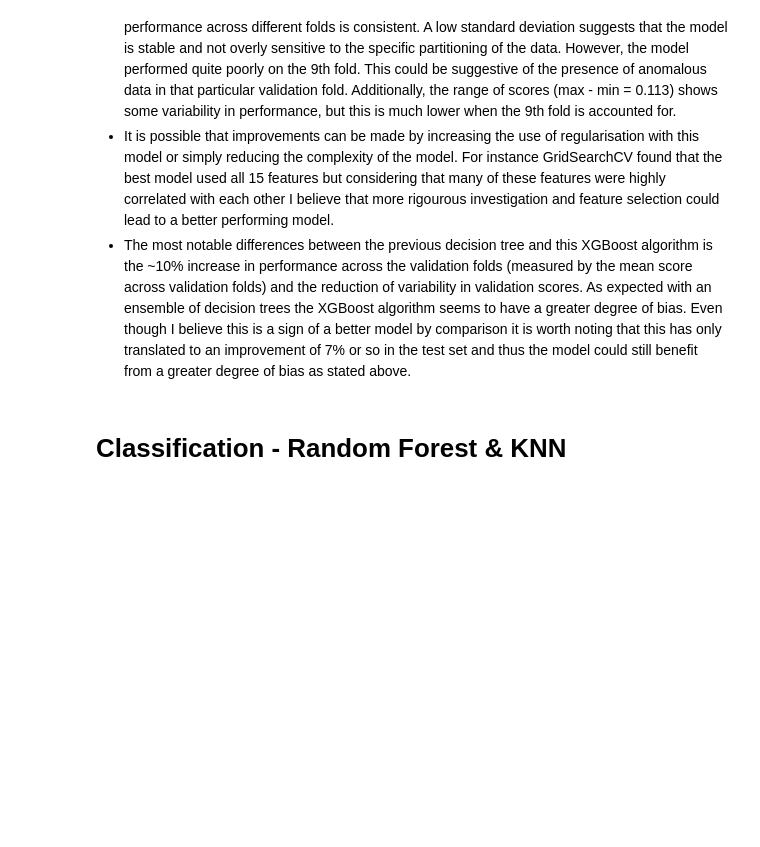
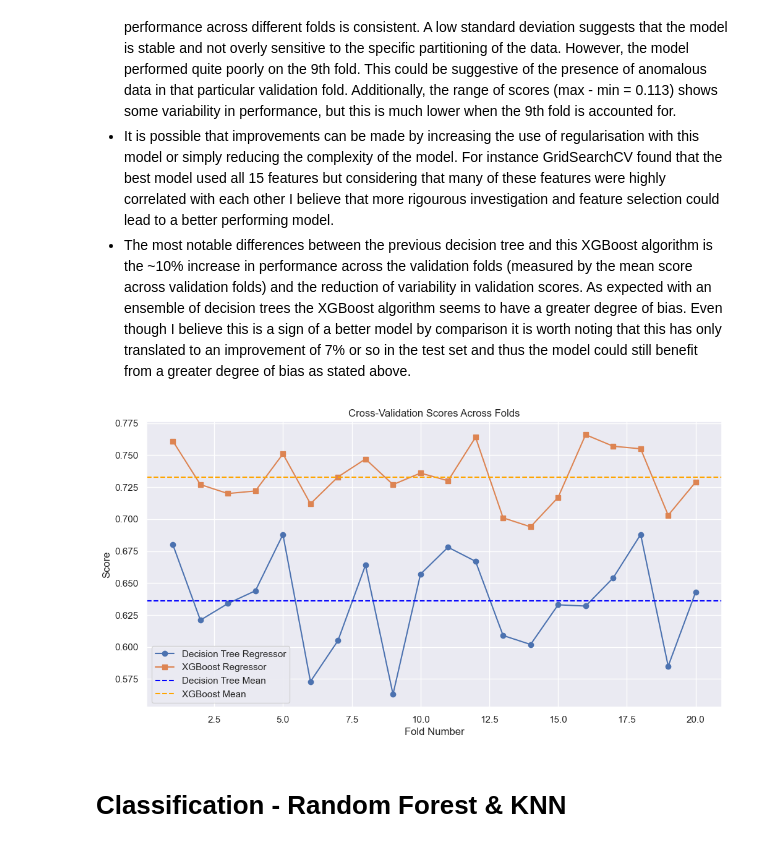
Before and after one commit to Louis-Bad/MSc_Concepts_of_AI, a Jupyter notebook: notebooks/2464006_concepts_ai_assignment.ipynb, the cells around one changed output. Drawn from its saved outputs; the diff is of its cells as text; code cells hidden in the pictures; blank space fills up the shorter version.

```diff
--- a/notebooks/2464006_concepts_ai_assignment.ipynb
+++ b/notebooks/2464006_concepts_ai_assignment.ipynb
@@ -606,6 +616,27 @@ R-squared (R²): 0.7696
 - Cross-validation standard deviation: 0.024 is relatively small, indicating that the model's performance across different folds is consistent. A low standard deviation suggests that the model is stable and not overly sensitive to the specific partitioning of the data. However, the model performed quite poorly on the 9th fold. This could be suggestive of the presence of anomalous data in that particular validation fold. Additionally, the range of scores (max - min = 0.113) shows some variability in performance, but this is much lower when the 9th fold is accounted for.
 - It is possible that improvements can be made by increasing the use of regularisation with this model or simply reducing the complexity of the model. For instance GridSearchCV found that the best model used all 15 features but considering that many of these features were highly correlated with each other I believe that more rigourous investigation and feature selection could lead to a better performing model.
 - The most notable differences between the previous decision tree and this XGBoost algorithm is the ~10% increase in performance across the validation folds (measured by the mean score across validation folds) and the reduction of variability in validation scores. As expected with an ensemble of decision trees the XGBoost algorithm seems to have a greater degree of bias. Even though I believe this is a sign of a better model by comparison it is worth noting that this has only translated to an improvement of 7% or so in the test set and thus the model could still benefit from a greater degree of bias as stated above.
+# %%
+folds = list(range(1, 21))
+decision_tree_scores = [0.680, 0.621, 0.634, 0.644, 0.688, 0.573, 0.605, 0.664, 0.563, 0.657,
+                        0.678, 0.667, 0.609, 0.602, 0.633, 0.632, 0.654, 0.688, 0.585, 0.643]
+xgboost_scores = [0.761, 0.727, 0.720, 0.722, 0.751, 0.712, 0.733, 0.747, 0.727, 0.736,
+                  0.730, 0.764, 0.701, 0.694, 0.717, 0.766, 0.757, 0.755, 0.703, 0.729]
+
+# Plotting Cross-Validation Scores
+plt.figure(figsize=(12, 6))
+plt.plot(folds, decision_tree_scores, label="Decision Tree Regressor", marker='o')
+plt.plot(folds, xgboost_scores, label="XGBoost Regressor", marker='s')
+plt.axhline(y=sum(decision_tree_scores)/len(decision_tree_scores), color='blue', linestyle='--', label='Decision Tree Mean')
+plt.axhline(y=sum(xgboost_scores)/len(xgboost_scores), color='orange', linestyle='--', label='XGBoost Mean')
+plt.title("Cross-Validation Scores Across Folds")
+plt.xlabel("Fold Number")
+plt.ylabel("Score")
+plt.legend()
+plt.grid(True)
+plt.show()
+# %% [output]
+[figure, added]
 # %% [markdown]
 # Classification - Random Forest & KNN
 # %% [markdown]
```
Also changed, not shown: parts of 4 cells of this notebook, 1 other file.
